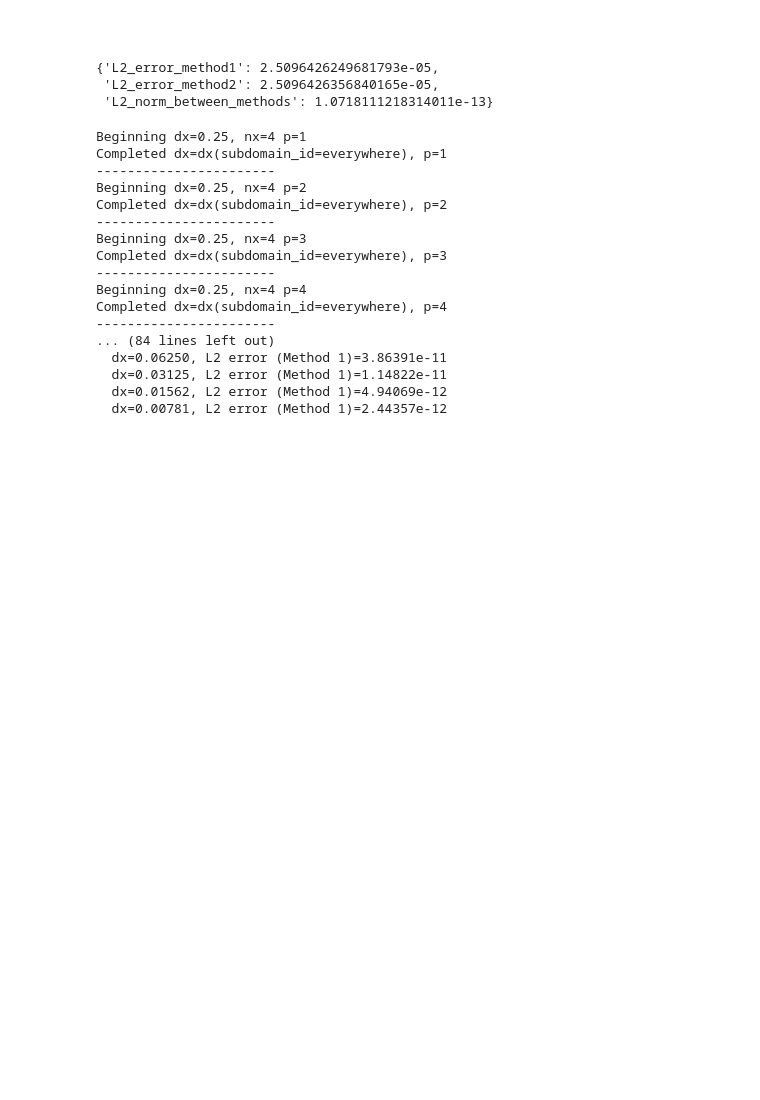
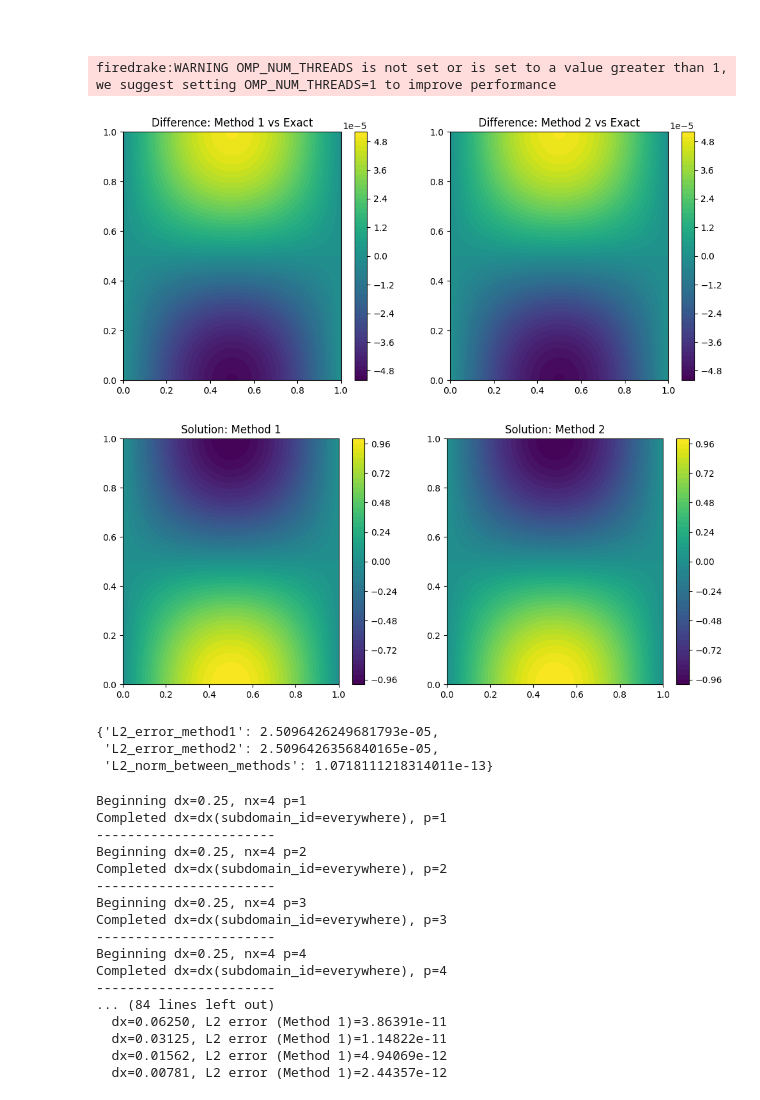
Before and after one commit to obokhove/FDnumerics2526, a Jupyter notebook: Alex_Carey/Exercise 3/poisson.ipynb, the cells around one changed output. Saved outputs shown, nothing was run; the diff lists cells and outputs as text; code cells hidden in the pictures; blank space fills up the shorter version.

```diff
--- a/Alex_Carey/Exercise 3/poisson.ipynb
+++ b/Alex_Carey/Exercise 3/poisson.ipynb
@@ -195,7 +193,8 @@ L2 norm between the two results: 1.0718111218314011e-13
 # Solving function that allows the input of the mesh resolution dx and the polynomial degree p. Output the
 # result to a file and return the L2 errors.
 
-def solve_poisson(delta_x: float, p: int) -> dict:
+from firedrake import *
+def solve_poisson(delta_x: float, p: int, show: bool = False) -> dict:
     # 1: Mesh Generation
     nx = ny = int(1/delta_x)
     mesh = UnitSquareMesh(nx, ny, quadrilateral=True)
@@ -226,36 +225,77 @@ def solve_poisson(delta_x: float, p: int) -> dict:
     solve(F == 0, u_2, bcs=[bc_x0, bc_x1])
 
     # 5. Post-procesing
     exact = Function(V).interpolate(sin(pi*x)*cos(pi*y))
 
     # Define the difference function between the exact and weak form solutions
     diff_1 = Function(V, name='diff_1')
     diff_1.interpolate(u_1 - exact)
     diff_2 = Function(V, name='diff_2')
     diff_2.interpolate(u_2 - exact)
 
     # Output
     # outfile = VTKFile('output_dx{}_p{}.pvd'.format(dx, p))
     # outfile.write(u_1, u_2)
 
     L2_1 = sqrt(assemble(dot(u_1 - exact, u_1 - exact) * dx))
     L2_2 = sqrt(assemble(dot(u_2 - exact, u_2 - exact) * dx))
     L2 = sqrt(assemble(dot(u_2 - u_1, u_2 - u_1) * dx))
 
     result: dict = {
         'L2_error_method1': L2_1,
         'L2_error_method2': L2_2,
         'L2_norm_between_methods': L2
     }
 
+    if show:
+        import matplotlib.pyplot as plt
+        # Plot a contour of the difference functions
+        ys = np.linspace(0, 1, ny+1)
+        xs = np.linspace(0, 1, nx+1)
+        diff_1_vals = [diff_1.at([x, y]) for y in ys for x in xs]
+        diff_2_vals = [diff_2.at([x, y]) for y in ys for x in xs]
+
+        X, Y = np.meshgrid(xs, ys)
+        Z1 = np.array(diff_1_vals).reshape((ny+1, nx+1))
+        Z2 = np.array(diff_2_vals).reshape((ny+1, nx+1))
+        plt.figure(figsize=(12, 5))
+        plt.subplot(1, 2, 1)
+        plt.contourf(X, Y, Z1, levels=50, cmap='viridis')
+        plt.colorbar()
+        plt.title('Difference: Method 1 vs Exact')
+        plt.subplot(1, 2, 2)
+        plt.contourf(X, Y, Z2, levels=50, cmap='viridis')
+        plt.colorbar()
+        plt.title('Difference: Method 2 vs Exact')
+        plt.show()
+
+        # Plot contours of the solutions
+        u_1_vals = [u_1.at([x, y]) for y in ys for x in xs]
+        u_2_vals = [u_2.at([x, y]) for y in ys for x in xs]
+        Z1 = np.array(u_1_vals).reshape((ny+1, nx+1))
+        Z2 = np.array(u_2_vals).reshape((ny+1, nx+1))
+        plt.figure(figsize=(12, 5))
+        plt.subplot(1, 2, 1)
+        plt.contourf(X, Y, Z1, levels=50, cmap='viridis')
+        plt.colorbar()
+        plt.title('Solution: Method 1')
+        plt.subplot(1, 2, 2)
+        plt.contourf(X, Y, Z2, levels=50, cmap='viridis')
+        plt.colorbar()
+        plt.title('Solution: Method 2')
+        plt.show()
+
     return result
 
 # Test with p=1 and dx=1/128
-results = solve_poisson(1/128, 1)
+results = solve_poisson(1/128, 1, show=True)
 results
 # %% [output]
-{'L2_error_method1': 2.5096426249681793e-05,
- 'L2_error_method2': 2.5096426356840165e-05,
- 'L2_norm_between_methods': 1.0718111218314011e-13}
+firedrake:WARNING OMP_NUM_THREADS is not set or is set to a value greater than 1, we suggest setting OMP_NUM_THREADS=1 to improve performance
+[figure, added]
+[figure, added]
+{'L2_error_method1': 2.5096426249681793e-05,
+ 'L2_error_method2': 2.5096426356840165e-05,
+ 'L2_norm_between_methods': 1.0718111218314011e-13}
 # %%
 dxs = [1/2 ** i for i in range(2, 8)]  # Mesh sizes
```
Also changed, not shown: parts of 5 cells of this notebook, 4 other files.
